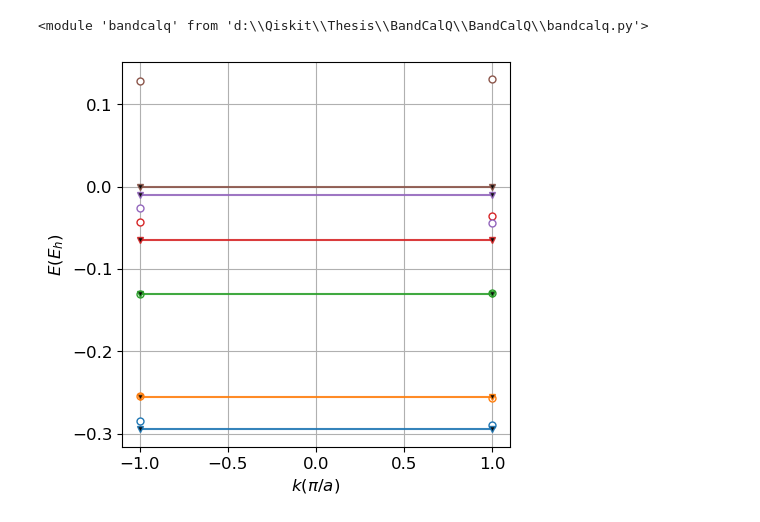
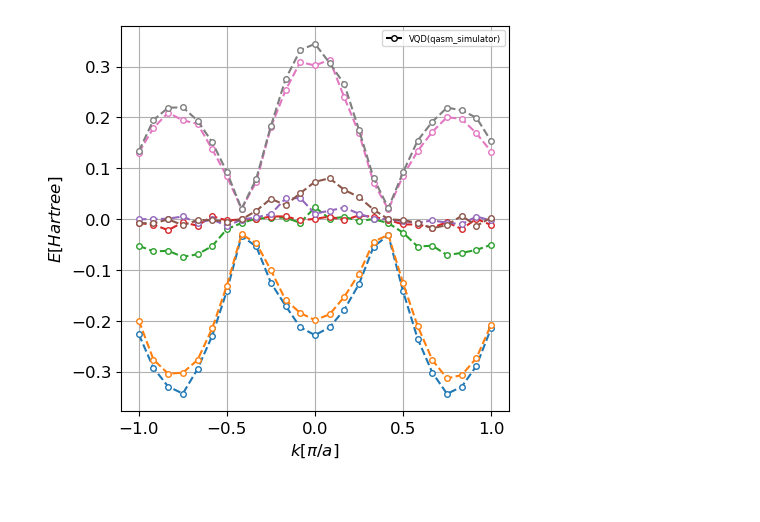
Before and after one commit to m-lewand/BandCalQ, a Jupyter notebook: example_advanced.ipynb, the cells around one changed output. Cells and saved outputs as stored; diff of their text form; code cells hidden in the pictures.

```diff
--- a/example_advanced.ipynb
+++ b/example_advanced.ipynb
@@ -1,35 +1,28 @@
 # %%
 import numpy as np
 from qiskit.providers.basicaer import QasmSimulatorPy
-#from bandcalq import BandCalQ
-import bandcalq
+from bandcalq import BandCalQ
 from qiskit.circuit.library import EfficientSU2
 from qiskit.algorithms.optimizers import SPSA
-
-from importlib import reload
-reload(bandcalq)
-# %% [output]
-<module 'bandcalq' from 'd:\\Qiskit\\Thesis\\BandCalQ\\BandCalQ\\bandcalq.py'>
 # %%
 #All possible parameters
 orbitals = 3
-t = np.array([[ 0.06   ,  -0.08    ,   0.03 ],
-              [ -0.08    ,   0.09    ,   -0.1 ],
-              [ 0.03     ,   -0.1    ,   -0.05]])
+t = np.array([[ 0.03   ,  -0.08    ,   0.09 ],
+              [ -0.08    ,   0.06    ,   -0.02 ],
+              [ 0.09     ,   -0.02    ,   -0.05]])
 lattice_parameter = 4
 backend = QasmSimulatorPy()
 ansatz = EfficientSU2(orbitals, su2_gates=['rx', 'rz', 'ry'], entanglement='full', reps=3)
-optimizer = SPSA(maxiter=500)
+optimizer = SPSA(maxiter=700)
 sites = 1
 
 #Defining problem using BandCalQ class, non-default ansatz and optimizer provided
-problem = bandcalq.BandCalQ(orbital_number=orbitals, lattice_constant=lattice_parameter, hopping_matrix=t, backend=backend, interacting_sites=sites, ansatz=ansatz, optimizer=optimizer)
+problem = BandCalQ(orbital_number=orbitals, lattice_constant=lattice_parameter, hopping_matrix=t, backend=backend, interacting_sites=sites, ansatz=ansatz, optimizer=optimizer)
 
 #Computing bands, in this example inside first Brillouin zone
 #Theoretical points can be calculated in compute_band_structure method or later in plot_band_structure
-problem.compute_band_structure(momentum_min=-np.pi/lattice_parameter, momentum_max=np.pi/lattice_parameter, momentum_points_amount=2, theoretical_points=False)
+problem.compute_band_structure(momentum_min=-np.pi/lattice_parameter, momentum_max=np.pi/lattice_parameter, momentum_points_amount=25, theoretical_points=False)
-# %%
-import matplotlib.pyplot as plt
-problem.plot_band_structure(theoretical_points=True)
-# %% [output]
-[figure, removed]
+# %%
+problem.plot_band_structure(theoretical_points=False, save_png=True, png_name="3x3")
+# %% [output]
+[figure, added]
```
Also changed, not shown: parts of 1 cell of this notebook.
